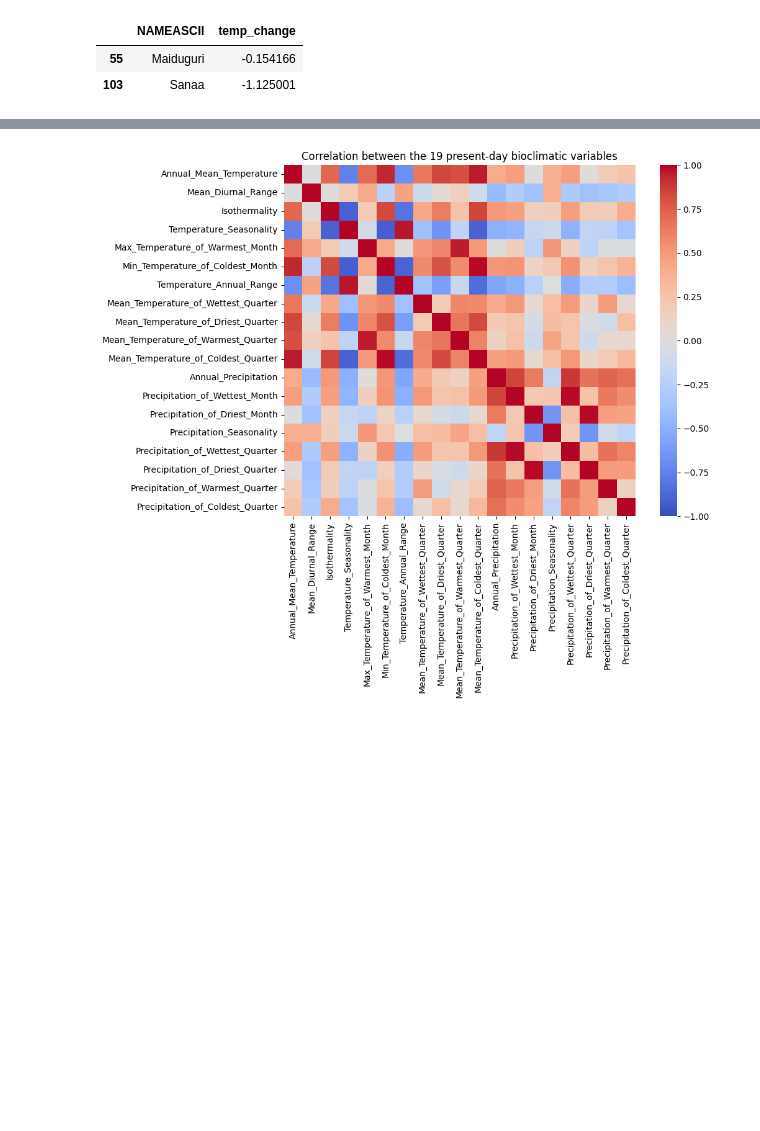
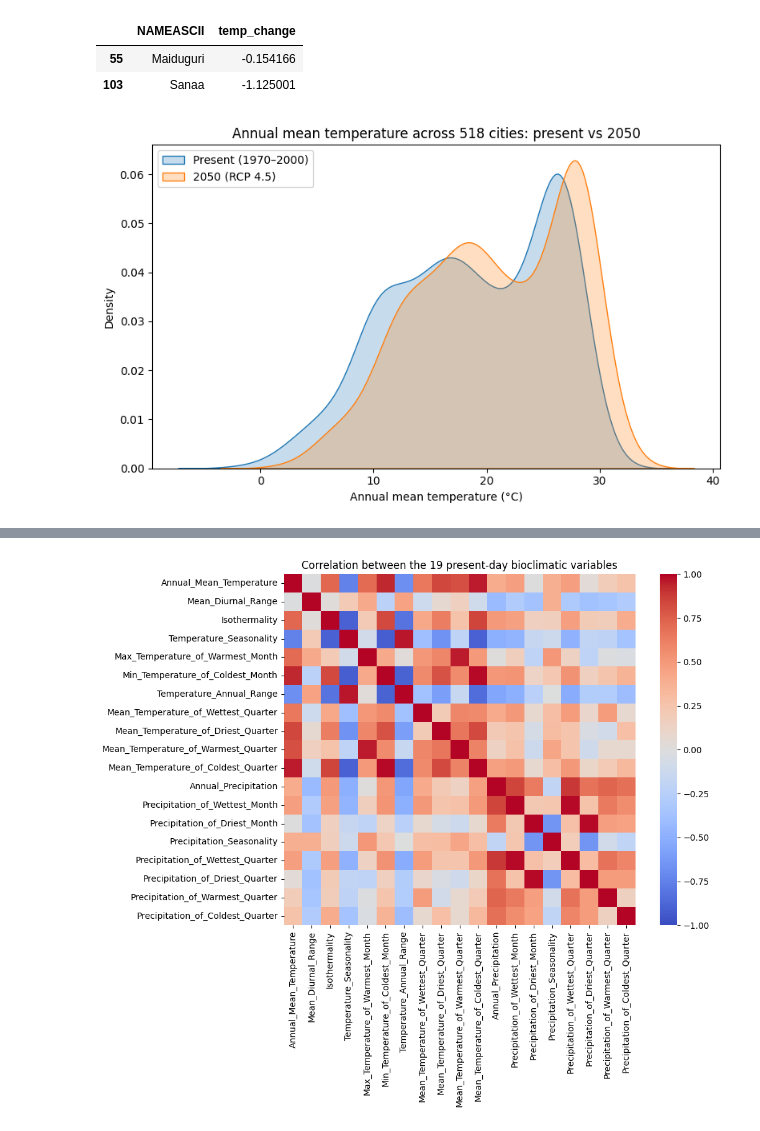
Before and after one commit to katydixonx/Understanding-Climate-Change, a Jupyter notebook: data_audit.ipynb, the cells around one changed output, grey strips where cells are left out. Saved outputs shown, nothing was run; the diff lists cells and outputs as text; code cells hidden in the pictures; blank space fills up the shorter version.

Commit message:
Added captions to figures

```diff
--- a/data_audit.ipynb
+++ b/data_audit.ipynb
@@ -146,3 +146,18 @@ Name: temp_change, dtype: float64
 |  | NAMEASCII | temp_change |
 | 55 | Maiduguri | -0.154166 |
 | 103 | Sanaa | -1.125001 |
+# %%
+fig, ax = plt.subplots(figsize=(8, 5))
+sns.kdeplot(complete["Annual_Mean_Temperature_now"], fill=True,
+            label="Present (1970–2000)", ax=ax)
+sns.kdeplot(complete["Annual_Mean_Temperature_2050"], fill=True,
+            label="2050 (RCP 4.5)", ax=ax)
+ax.set_xlabel("Annual mean temperature (°C)")
+ax.set_ylabel("Density")
+ax.set_title("Annual mean temperature across 518 cities: present vs 2050")
+ax.legend()
+plt.tight_layout()
+plt.savefig("fig1_temp_distribution.png", dpi=150)
+plt.show()
+# %% [output]
+[figure, added]
```
Also changed, not shown: parts of 4 cells of this notebook.
